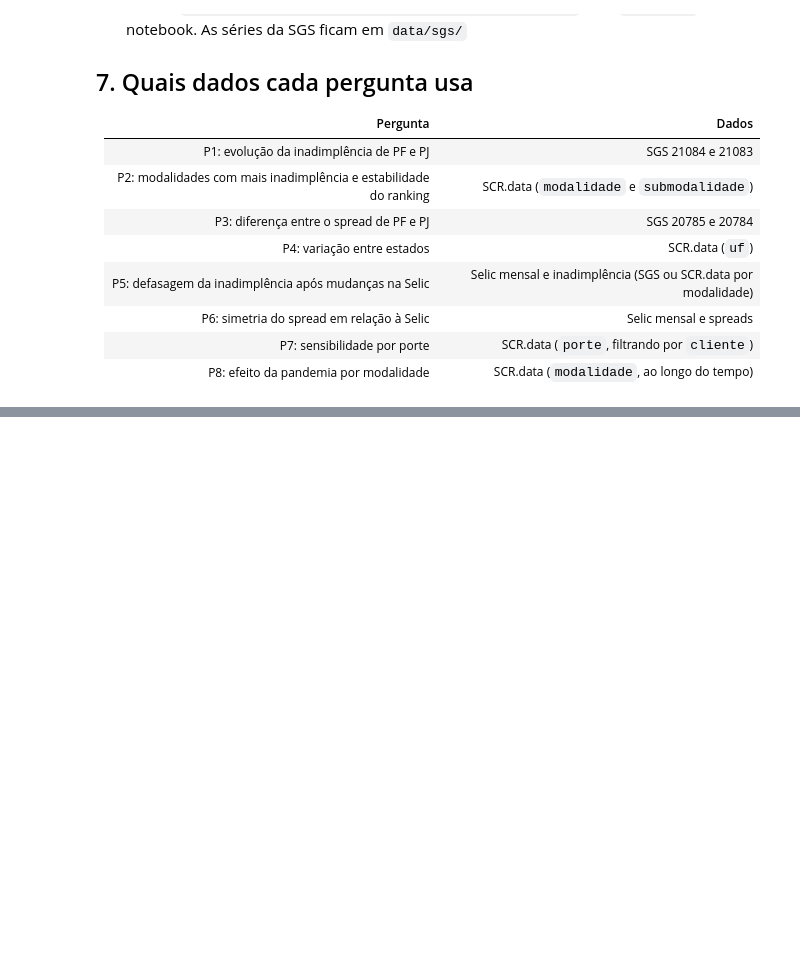
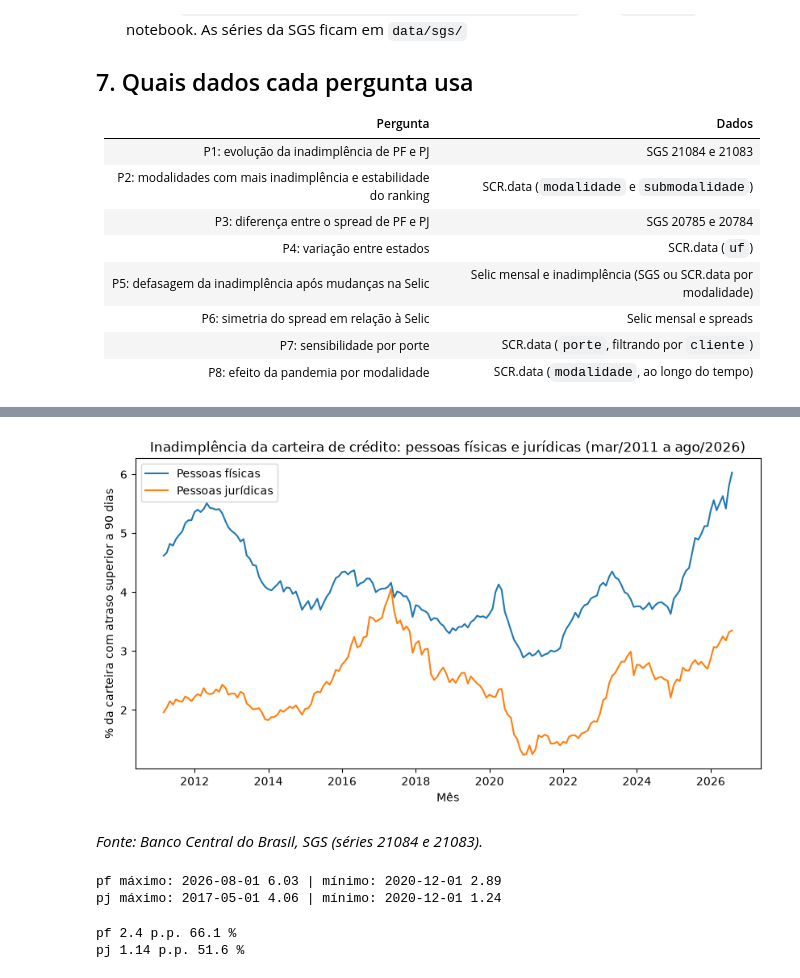
Before and after one commit to JoaoVitor2108/Projeto-AEDV, a Jupyter notebook: analise.ipynb, the cells around one changed output, grey strips where cells are left out. Cells and saved outputs as stored; diff of their text form; code cells hidden in the pictures; blank space fills up the shorter version.

```diff
--- a/analise.ipynb
+++ b/analise.ipynb
@@ -460,0 +535,4 @@ Calculamos, mês a mês, a taxa de inadimplência de PF e de PJ pela SCR.data e
+# %%
+q1 = inad_pf.rename(columns={"valor": "pf"}).merge(inad_pj.rename(columns={"valor": "pj"}), on="data")
+print(q1.shape)
+q1.head()
@@ -460,0 +547,32 @@ Calculamos, mês a mês, a taxa de inadimplência de PF e de PJ pela SCR.data e
+# %%
+plt.figure(figsize=(10, 5))
+plt.plot(q1["data"], q1["pf"], label="Pessoas físicas")
+plt.plot(q1["data"], q1["pj"], label="Pessoas jurídicas")
+plt.title("Inadimplência da carteira de crédito: pessoas físicas e jurídicas (mar/2011 a ago/2026)")
+plt.xlabel("Mês")
+plt.ylabel("% da carteira com atraso superior a 90 dias")
+plt.legend()
+plt.show()
+# %% [output]
+[figure, added]
+# %% [markdown]
+*Fonte: Banco Central do Brasil, SGS (séries 21084 e 21083).*
+# %%
+for coluna in ["pf", "pj"]:
+    data_max = q1.loc[q1[coluna].idxmax(), "data"].date()
+    data_min = q1.loc[q1[coluna].idxmin(), "data"].date()
+    print(coluna, "máximo:", data_max, q1[coluna].max(), "| mínimo:", data_min, q1[coluna].min())
+# %% [output]
+pf máximo: 2026-08-01 6.03 | mínimo: 2020-12-01 2.89
+pj máximo: 2017-05-01 4.06 | mínimo: 2020-12-01 1.24
+# %%
+inicio = q1.loc[q1["data"] == "2024-12-01"].iloc[0]
+fim = q1.iloc[-1]
+
+for coluna in ["pf", "pj"]:
+    pp = fim[coluna] - inicio[coluna]
+    relativa = pp / inicio[coluna] * 100
+    print(coluna, round(pp, 2), "p.p.", round(relativa, 1), "%")
+# %% [output]
+pf 2.4 p.p. 66.1 %
+pj 1.14 p.p. 51.6 %
```
Also changed, not shown: parts of 27 cells of this notebook.
